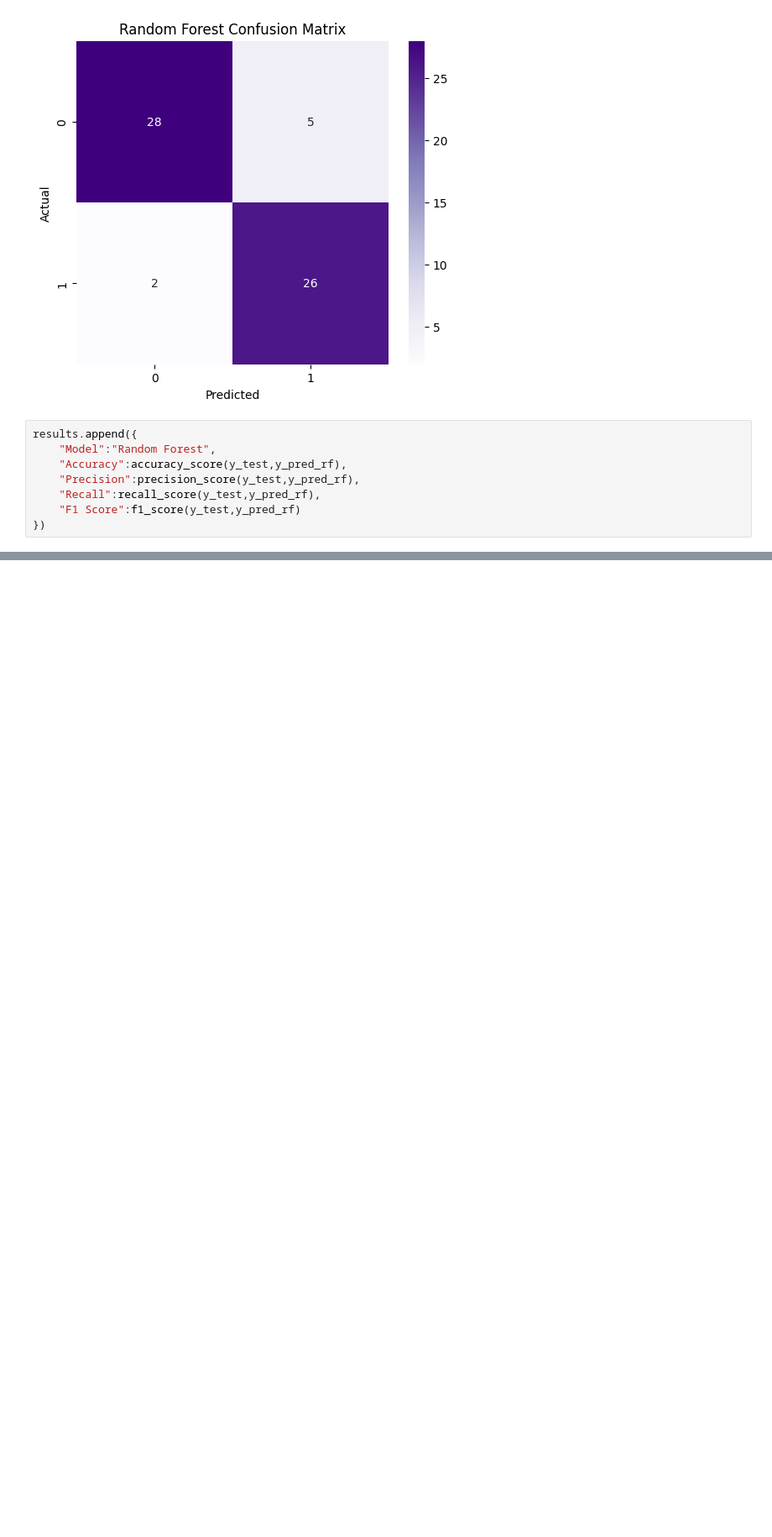
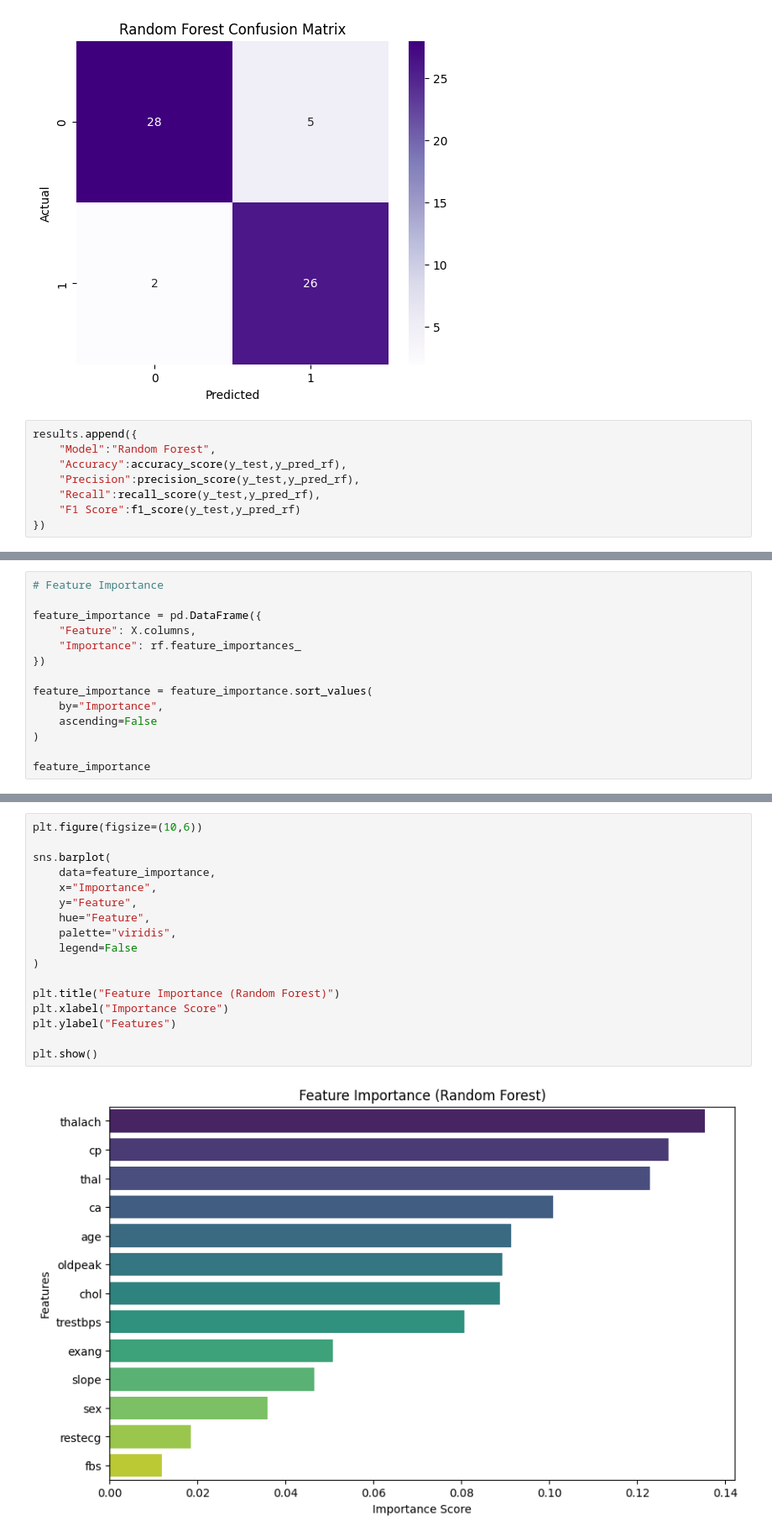
Before and after one commit to Saadiqpr/codealpha_tasks, a Jupyter notebook: Disease_Prediction/Disease_Prediction.ipynb, the cells around one changed output, grey strips where cells are left out. Shown at 84% size. Cells and saved outputs as stored; diff of their text form; blank space fills up the shorter version.

```diff
--- a/Disease_Prediction/Disease_Prediction.ipynb
+++ b/Disease_Prediction/Disease_Prediction.ipynb
@@ -807,0 +872,14 @@ results.append({
+# %%
+# Feature Importance
+
+feature_importance = pd.DataFrame({
+    "Feature": X.columns,
+    "Importance": rf.feature_importances_
+})
+
+feature_importance = feature_importance.sort_values(
+    by="Importance",
+    ascending=False
+)
+
+feature_importance
@@ -807,0 +901,19 @@ results.append({
+# %%
+plt.figure(figsize=(10,6))
+
+sns.barplot(
+    data=feature_importance,
+    x="Importance",
+    y="Feature",
+    hue="Feature",
+    palette="viridis",
+    legend=False
+)
+
+plt.title("Feature Importance (Random Forest)")
+plt.xlabel("Importance Score")
+plt.ylabel("Features")
+
+plt.show()
+# %% [output]
+[figure, added]
```
Also changed, not shown: parts of 14 cells of this notebook, 1 other file.
